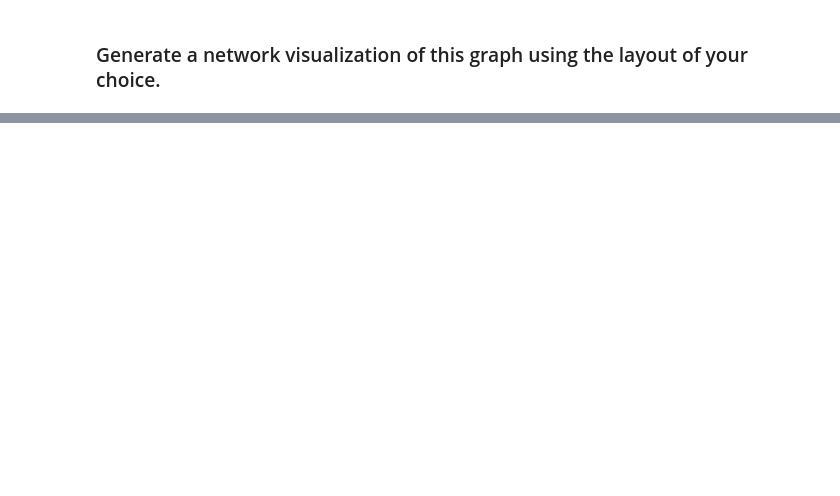
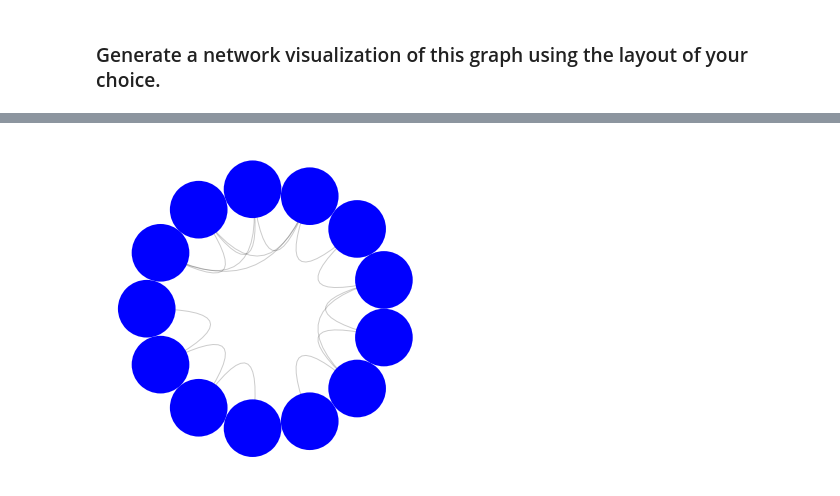
Before and after one commit to alejandroperela/datamad0119, a Jupyter notebook: module-2/lab-network-analysis/your-code/main.ipynb, the cells around one changed output, grey strips where cells are left out. Drawn from its saved outputs; the diff is of its cells as text; code cells hidden in the pictures; blank space fills up the shorter version.

```diff
--- a/module-2/lab-network-analysis/your-code/main.ipynb
+++ b/module-2/lab-network-analysis/your-code/main.ipynb
@@ -105,0 +181,7 @@ Thus far, we have analyzed graphs where the nodes represented individual players
+# %%
+from nxviz import CircosPlot
+
+c = CircosPlot(Games)
+c.draw()
+# %% [output]
+[figure, added]
```
Also changed, not shown: parts of 17 cells of this notebook.
